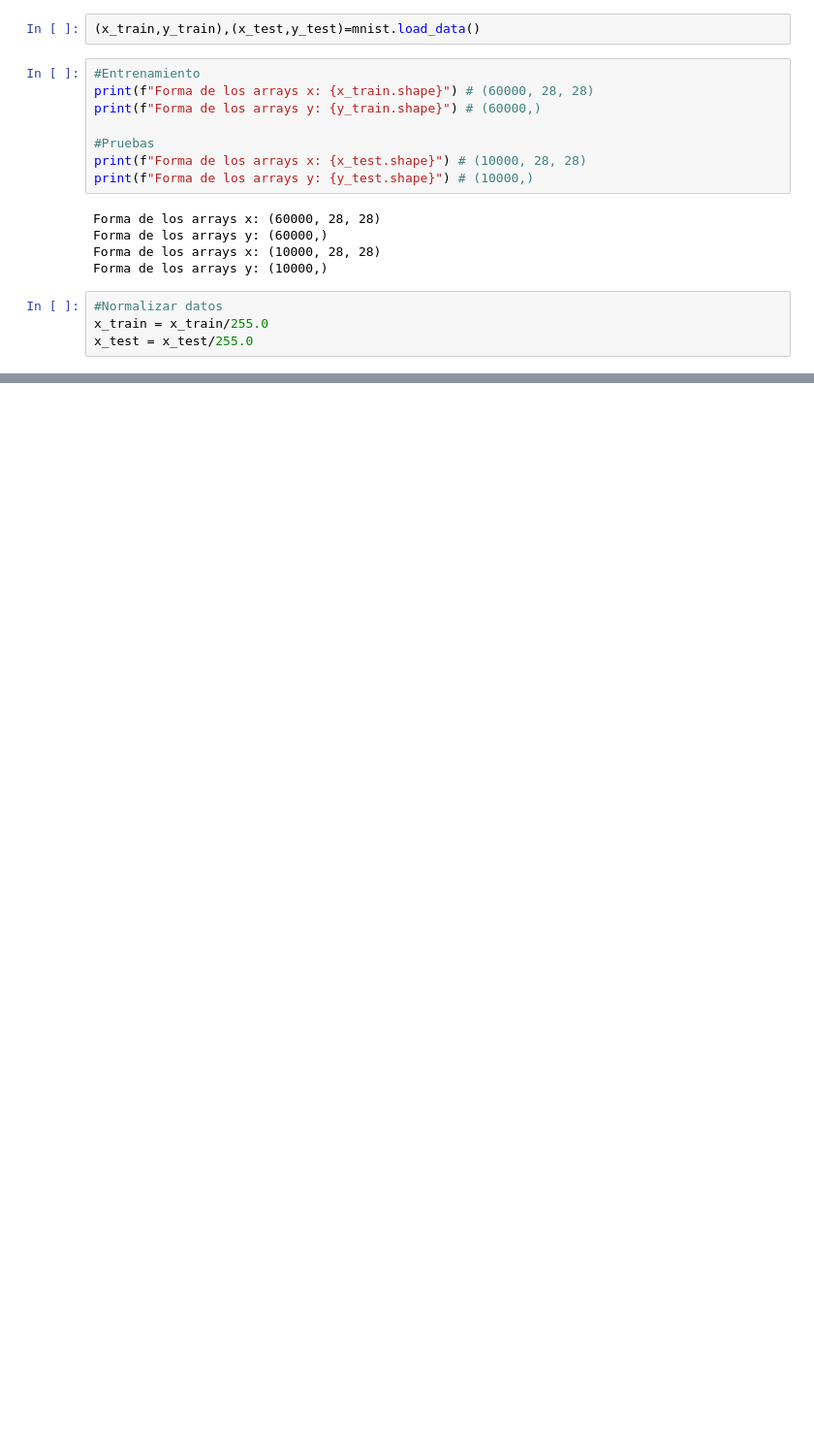
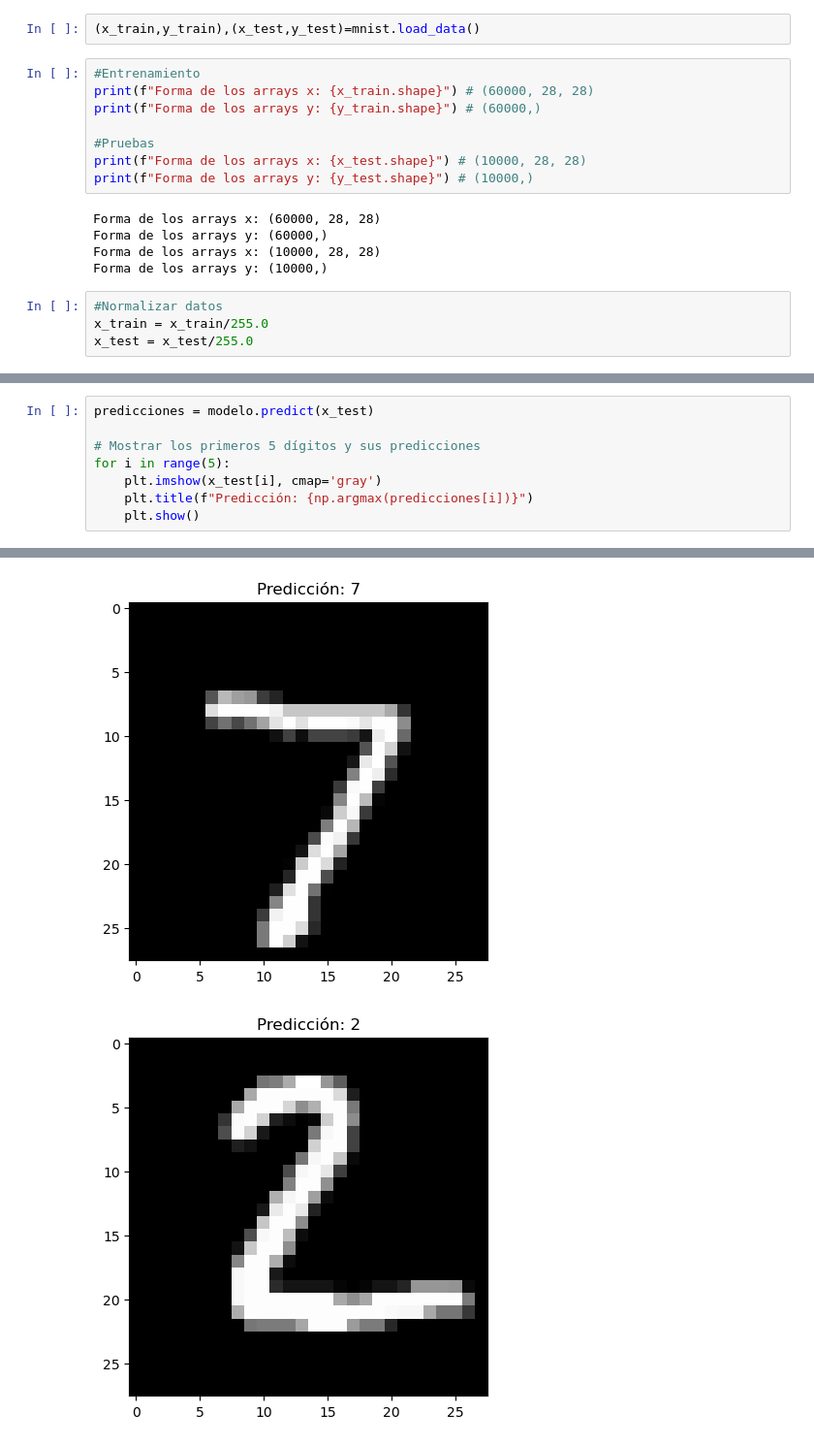
Before and after one commit to kuroiyami-del/IA-Detectora-de-numeros, a Jupyter notebook: modelo.ipynb, the cells around one changed output, grey strips where cells are left out. Shown at 97% size. Saved outputs shown, nothing was run; the diff lists cells and outputs as text; blank space fills up the shorter version.

Commit message:
Se añadió un ciclo para ver las predicciones del modelo

```diff
--- a/modelo.ipynb
+++ b/modelo.ipynb
@@ -66,0 +67,9 @@ Test accuracy 0.9758999943733215
+# %%
+predicciones = modelo.predict(x_test)
+
+# Mostrar los primeros 5 dígitos y sus predicciones
+for i in range(5):
+    plt.imshow(x_test[i], cmap='gray')
+    plt.title(f"Predicción: {np.argmax(predicciones[i])}")
+    plt.show()
+# %% [output]
@@ -66,0 +77,2 @@ Test accuracy 0.9758999943733215
+[figure, added]
+[figure, added]
```
Also changed, not shown: parts of 4 cells of this notebook.
